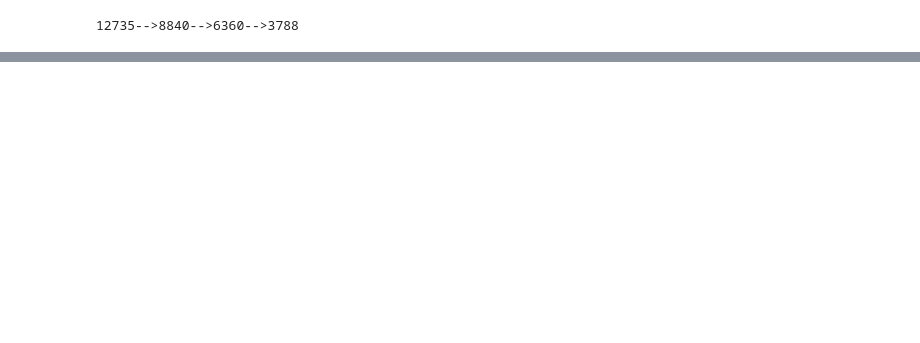
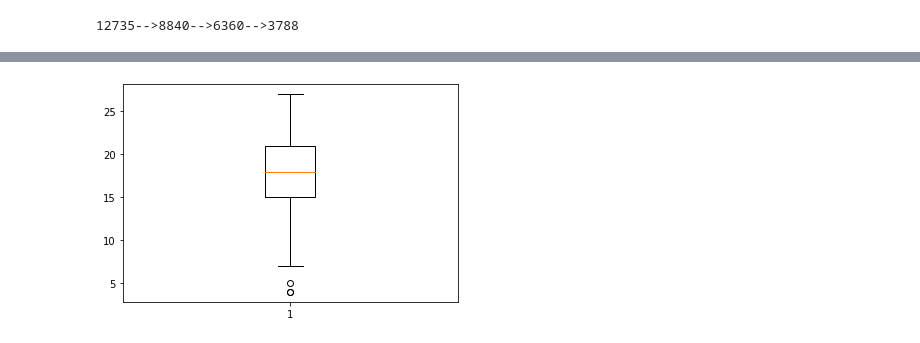
Before and after one commit to abel1927/DJ-MLB-Hall-Fame, a Jupyter notebook: Analysis/explore_data.ipynb, the cells around one changed output, grey strips where cells are left out. Cells and saved outputs as stored; diff of their text form; code cells hidden in the pictures; blank space fills up the shorter version.

Commit message:
add: boxplot data in analisis module

```diff
--- a/Analysis/explore_data.ipynb
+++ b/Analysis/explore_data.ipynb
@@ -147,0 +231,13 @@ pprint(retirament_decade_list)
+# %%
+def boxplot_data_from_dict(dict):
+    n = []
+    for d in dict:
+        n.extend([d]*dict[d])
+    return n
+# %%
+# NUmbre of seasson HoF players
+fig,ax = plt.subplots()
+ax.boxplot(boxplot_data_from_dict(hof_number_of_seasons))
+plt.show()
+# %% [output]
+[figure, added]
```
Also changed, not shown: parts of 23 cells of this notebook, 1 other file.
